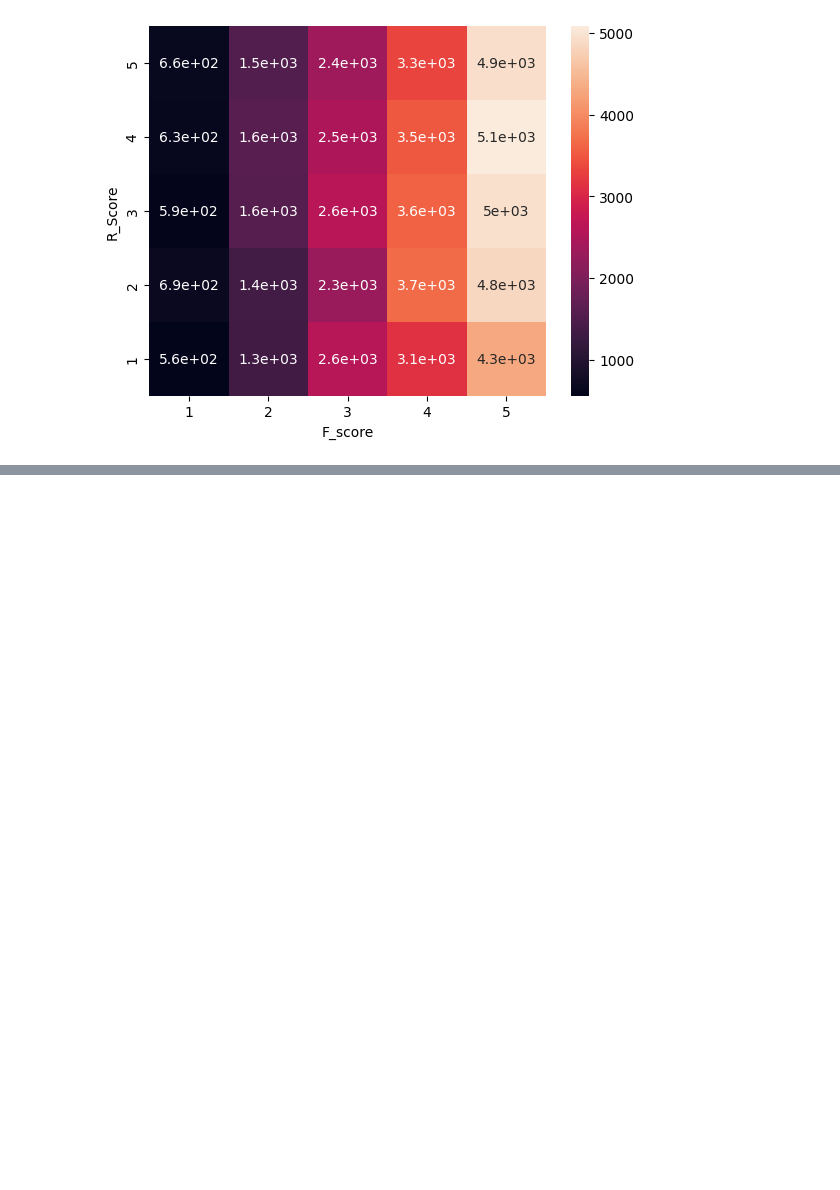
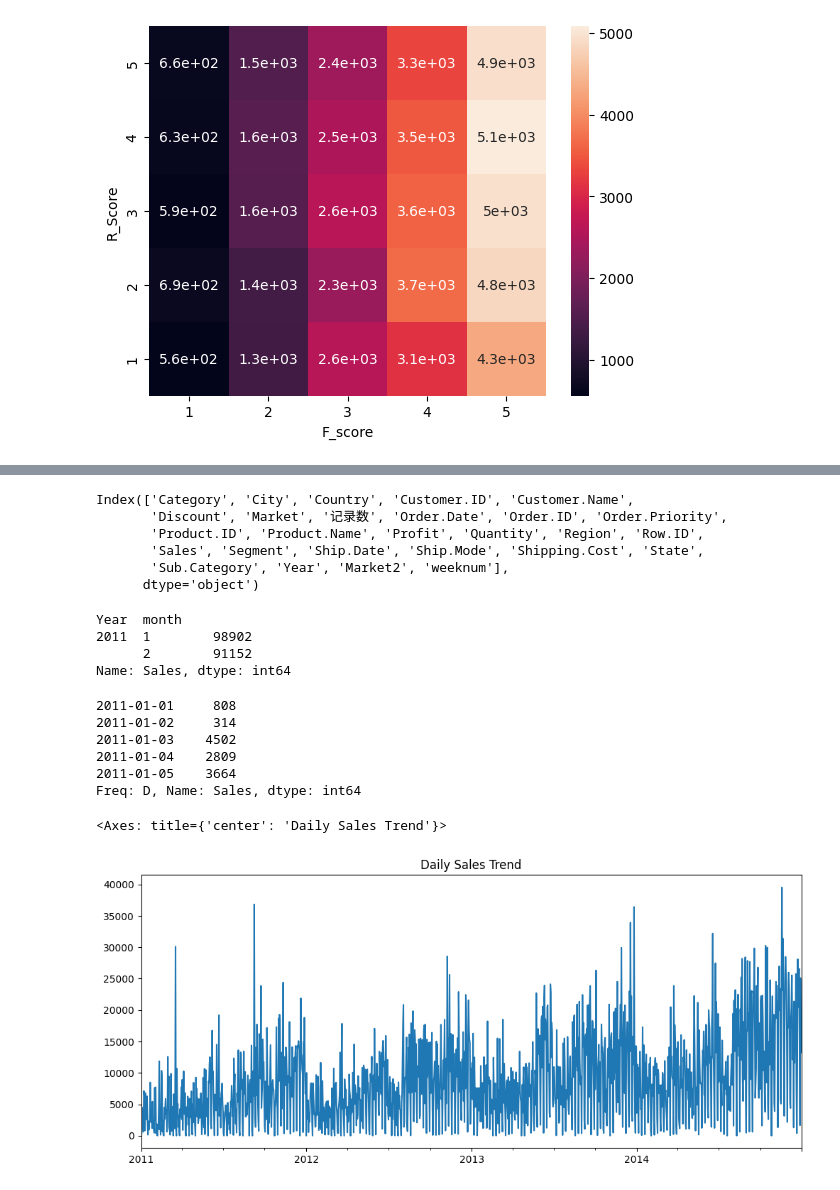
Before and after one commit to Manasagowda24/E_commerce-sales-analysis, a Jupyter notebook: cleaned_superstore_Analysis.ipynb, the cells around one changed output, grey strips where cells are left out. Saved outputs shown, nothing was run; the diff lists cells and outputs as text; code cells hidden in the pictures; blank space fills up the shorter version.

```diff
--- a/cleaned_superstore_Analysis.ipynb
+++ b/cleaned_superstore_Analysis.ipynb
@@ -704,0 +743,3 @@ sns.heatmap(heatmap_data, annot=True)
+# %%
+daily_sales = df.groupby('Order.Date')['Sales'].sum()
+daily_sales
@@ -704,0 +770,45 @@ sns.heatmap(heatmap_data, annot=True)
+# %%
+df.columns
+# %% [output]
+Index(['Category', 'City', 'Country', 'Customer.ID', 'Customer.Name',
+       'Discount', 'Market', '记录数', 'Order.Date', 'Order.ID', 'Order.Priority',
+       'Product.ID', 'Product.Name', 'Profit', 'Quantity', 'Region', 'Row.ID',
+       'Sales', 'Segment', 'Ship.Date', 'Ship.Mode', 'Shipping.Cost', 'State',
+       'Sub.Category', 'Year', 'Market2', 'weeknum'],
+      dtype='object')
+# %%
+monthly_sales = df.groupby(['Year','month'])['Sales'].sum()
+monthly_sales.head(2)
+# %% [output]
+Year  month
+2011  1        98902
+      2        91152
+Name: Sales, dtype: int64
+# %%
+daily_sales = daily_sales.sort_index()
+# %%
+#Continuous Date Range
+all_dates = pd.date_range(
+    start=daily_sales.index.min(),
+    end=daily_sales.index.max()
+)
+# %%
+#Reindex Daily Sales - If any date is missing: it gets added missing sales become 0
+daily_sales = daily_sales.reindex(all_dates, fill_value=0)
+# %%
+daily_sales.head()
+# %% [output]
+2011-01-01     808
+2011-01-02     314
+2011-01-03    4502
+2011-01-04    2809
+2011-01-05    3664
+Freq: D, Name: Sales, dtype: int64
+# %%
+daily_sales.plot(
+    figsize=(12,5),
+    title='Daily Sales Trend'
+)
+# %% [output]
+<Axes: title={'center': 'Daily Sales Trend'}>
+[figure, added]
```
Also changed, not shown: parts of 37 cells of this notebook, 1 other file.
